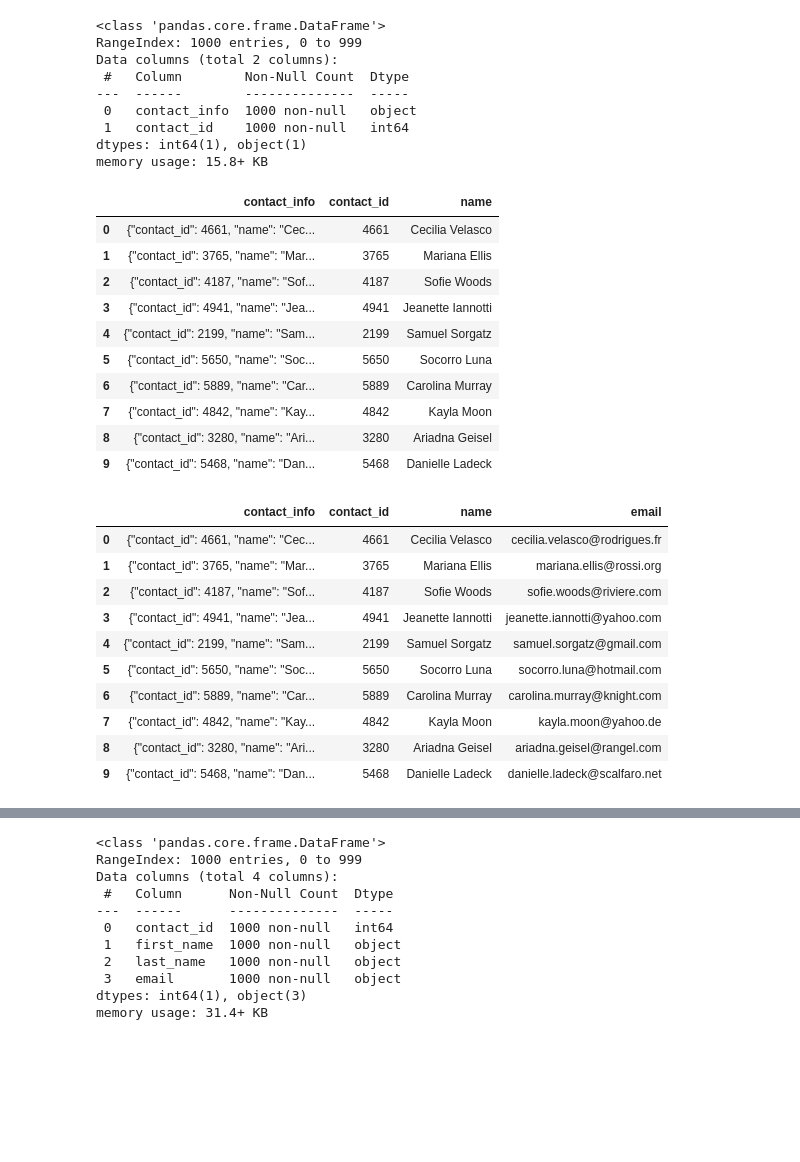
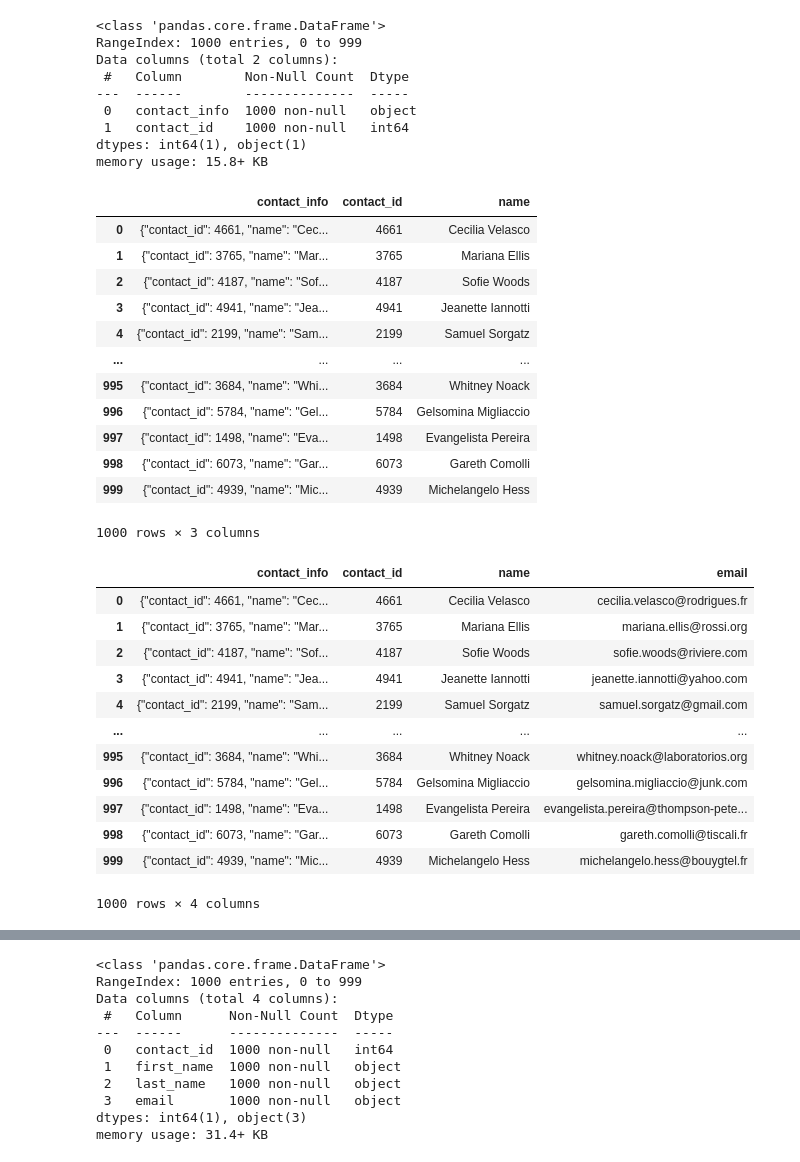
Before and after one commit to MarisolCor/project_2, a Jupyter notebook: ETL_Mini_Project_Starter_Code_EShih_MCornejo_.ipynb, the cells around one changed output, grey strips where cells are left out. Saved outputs shown, nothing was run; the diff lists cells and outputs as text; code cells hidden in the pictures; blank space fills up the shorter version.

```diff
--- a/ETL_Mini_Project_Starter_Code_MCornejo.ipynb
+++ b/ETL_Mini_Project_Starter_Code_EShih_MCornejo_.ipynb
@@ -284,6 +283,6 @@ campaign_cleaned.to_csv("Resources/campaign.csv", index=False)
 ### Extract the contacts.xlsx Data.
 # %%
 # Read the data into a Pandas DataFrame. Use the `header=2` parameter when reading in the data.
-contact_info_df = pd.read_excel('Resources/contacts.xlsx', header=2)
+contact_info_df = pd.read_excel('Resources/contacts.xlsx', header=2, skiprows=1)
 contact_info_df.head()
 # %% [output]
@@ -407,6 +407,8 @@ contact_info_df_copy.head()
 # %%
 # Extract the four-digit contact ID number.
-#contact_info_df_copy['contact_id']=contact_info_df_copy['contact_info'].str.extractall('contact_id')
+rex=r'contact_id":\s(\d{4}),'
+contact_info_df_copy['contact_id']=contact_info_df_copy['contact_info'].str.extract(rex)
+contact_info_df_copy
 # %% [output]
 |  | contact_info | contact_id |
 | 0 | {"contact_id": 4661, "name": "Cec... | 4661 |
@@ -428,6 +438,8 @@ dtypes: object(2)
 memory usage: 15.8+ KB
 # %%
 # Convert the "contact_id" column to an int64 data type.
+contact_info_df_copy['contact_id']=contact_info_df_copy['contact_id'].astype('int64')
+contact_info_df_copy.info()
 # %% [output]
 <class 'pandas.core.frame.DataFrame'>
 RangeIndex: 1000 entries, 0 to 999
@@ -440,6 +452,9 @@ dtypes: int64(1), object(1)
 memory usage: 15.8+ KB
 # %%
 # Extract the name of the contact and add it to a new column.
+rex_name=r'name":\s"(\w*\s\w*)",'
+contact_info_df_copy['name']=contact_info_df_copy['contact_info'].str.extract(rex_name)
+contact_info_df_copy
 # %% [output]
 |  | contact_info | contact_id | name |
 | 0 | {"contact_id": 4661, "name": "Cec... | 4661 | Cecilia Velasco |
@@ -447,24 +462,31 @@ memory usage: 15.8+ KB
 | 2 | {"contact_id": 4187, "name": "Sof... | 4187 | Sofie Woods |
 | 3 | {"contact_id": 4941, "name": "Jea... | 4941 | Jeanette Iannotti |
 | 4 | {"contact_id": 2199, "name": "Sam... | 2199 | Samuel Sorgatz |
-| 5 | {"contact_id": 5650, "name": "Soc... | 5650 | Socorro Luna |
-| 6 | {"contact_id": 5889, "name": "Car... | 5889 | Carolina Murray |
-| 7 | {"contact_id": 4842, "name": "Kay... | 4842 | Kayla Moon |
-| 8 | {"contact_id": 3280, "name": "Ari... | 3280 | Ariadna Geisel |
-| 9 | {"contact_id": 5468, "name": "Dan... | 5468 | Danielle Ladeck |
+| ... | ... | ... | ... |
+| 995 | {"contact_id": 3684, "name": "Whi... | 3684 | Whitney Noack |
+| 996 | {"contact_id": 5784, "name": "Gel... | 5784 | Gelsomina Migliaccio |
+| 997 | {"contact_id": 1498, "name": "Eva... | 1498 | Evangelista Pereira |
+| 998 | {"contact_id": 6073, "name": "Gar... | 6073 | Gareth Comolli |
+| 999 | {"contact_id": 4939, "name": "Mic... | 4939 | Michelangelo Hess |
+1000 rows × 3 columns
 # %%
 # Extract the email from the contacts and add the values to a new column.
+rex_email=r'email":\s"([^"]*)"'
+contact_info_df_copy['email']=contact_info_df_copy['contact_info'].str.extract(rex_email)
+contact_info_df_copy
 # %% [output]
 |  | contact_info | contact_id | name | email |
 | 0 | {"contact_id": 4661, "name": "Cec... | 4661 | Cecilia Velasco | cecilia.velasco@rodrigues.fr |
 | 1 | {"contact_id": 3765, "name": "Mar... | 3765 | Mariana Ellis | mariana.ellis@rossi.org |
 | 2 | {"contact_id": 4187, "name": "Sof... | 4187 | Sofie Woods | sofie.woods@riviere.com |
 | 3 | {"contact_id": 4941, "name": "Jea... | 4941 | Jeanette Iannotti | jeanette.iannotti@yahoo.com |
 | 4 | {"contact_id": 2199, "name": "Sam... | 2199 | Samuel Sorgatz | samuel.sorgatz@gmail.com |
-| 5 | {"contact_id": 5650, "name": "Soc... | 5650 | Socorro Luna | socorro.luna@hotmail.com |
-| 6 | {"contact_id": 5889, "name": "Car... | 5889 | Carolina Murray | carolina.murray@knight.com |
-| 7 | {"contact_id": 4842, "name": "Kay... | 4842 | Kayla Moon | kayla.moon@yahoo.de |
-| 8 | {"contact_id": 3280, "name": "Ari... | 3280 | Ariadna Geisel | ariadna.geisel@rangel.com |
-| 9 | {"contact_id": 5468, "name": "Dan... | 5468 | Danielle Ladeck | danielle.ladeck@scalfaro.net |
+| ... | ... | ... | ... | ... |
+| 995 | {"contact_id": 3684, "name": "Whi... | 3684 | Whitney Noack | whitney.noack@laboratorios.org |
+| 996 | {"contact_id": 5784, "name": "Gel... | 5784 | Gelsomina Migliaccio | gelsomina.migliaccio@junk.com |
+| 997 | {"contact_id": 1498, "name": "Eva... | 1498 | Evangelista Pereira | evangelista.pereira@thompson-pete... |
+| 998 | {"contact_id": 6073, "name": "Gar... | 6073 | Gareth Comolli | gareth.comolli@tiscali.fr |
+| 999 | {"contact_id": 4939, "name": "Mic... | 4939 | Michelangelo Hess | michelangelo.hess@bouygtel.fr |
+1000 rows × 4 columns
 # %%
 # Create a copy of the contact_info_df with the 'contact_id', 'name', 'email' columns.
```
Also changed, not shown: parts of 15 cells of this notebook, 7 other files.
